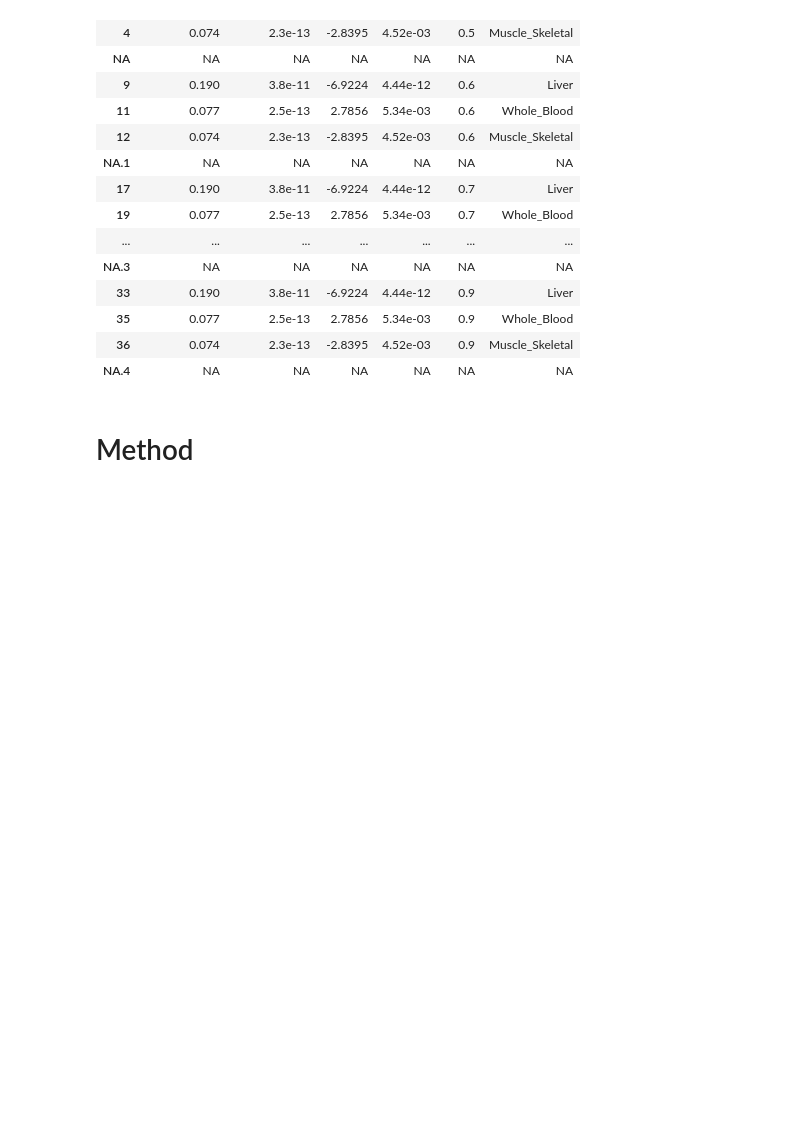
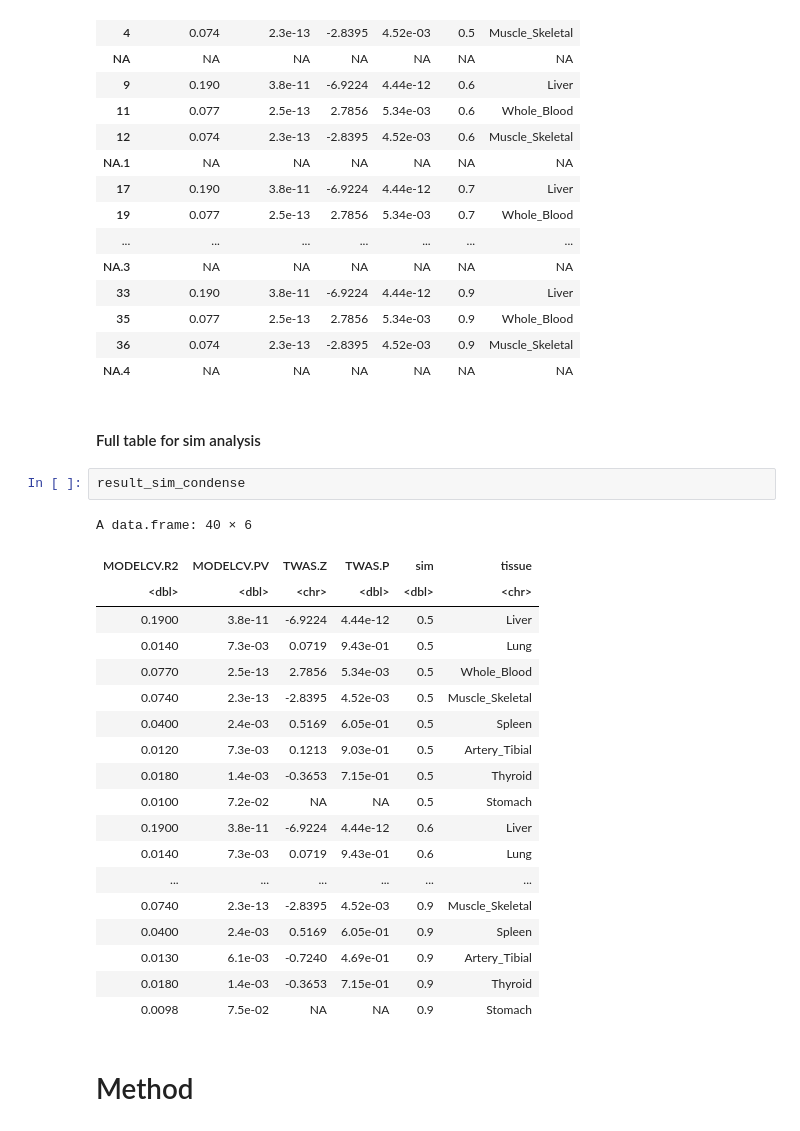
Before and after one commit to gaow/neuro-twas, a Jupyter notebook: archive/one_gene/JAZF1_FUSION_Analysis.ipynb, the cells around one changed output. Drawn from its saved outputs; the diff is of its cells as text; blank space fills up the shorter version.

Commit message:
JTI_analysis

```diff
--- a/archive/one_gene/JAZF1_FUSION_Analysis.ipynb
+++ b/archive/one_gene/JAZF1_FUSION_Analysis.ipynb
@@ -216,6 +232,30 @@ A data.frame: 20 × 6
 | 35 | 0.077 | 2.5e-13 | 2.7856 | 5.34e-03 | 0.9 | Whole_Blood |
 | 36 | 0.074 | 2.3e-13 | -2.8395 | 4.52e-03 | 0.9 | Muscle_Skeletal |
 | NA.4 | NA | NA | NA | NA | NA | NA |
+# %% [markdown]
+#### Full table for sim analysis
+# %%
+result_sim_condense
+# %% [output]
+A data.frame: 40 × 6
+| MODELCV.R2 | MODELCV.PV | TWAS.Z | TWAS.P | sim | tissue |
+| <dbl> | <dbl> | <chr> | <dbl> | <dbl> | <chr> |
+| 0.1900 | 3.8e-11 | -6.9224 | 4.44e-12 | 0.5 | Liver |
+| 0.0140 | 7.3e-03 | 0.0719 | 9.43e-01 | 0.5 | Lung |
+| 0.0770 | 2.5e-13 | 2.7856 | 5.34e-03 | 0.5 | Whole_Blood |
+| 0.0740 | 2.3e-13 | -2.8395 | 4.52e-03 | 0.5 | Muscle_Skeletal |
+| 0.0400 | 2.4e-03 | 0.5169 | 6.05e-01 | 0.5 | Spleen |
+| 0.0120 | 7.3e-03 | 0.1213 | 9.03e-01 | 0.5 | Artery_Tibial |
+| 0.0180 | 1.4e-03 | -0.3653 | 7.15e-01 | 0.5 | Thyroid |
+| 0.0100 | 7.2e-02 | NA | NA | 0.5 | Stomach |
+| 0.1900 | 3.8e-11 | -6.9224 | 4.44e-12 | 0.6 | Liver |
+| 0.0140 | 7.3e-03 | 0.0719 | 9.43e-01 | 0.6 | Lung |
+| ... | ... | ... | ... | ... | ... |
+| 0.0740 | 2.3e-13 | -2.8395 | 4.52e-03 | 0.9 | Muscle_Skeletal |
+| 0.0400 | 2.4e-03 | 0.5169 | 6.05e-01 | 0.9 | Spleen |
+| 0.0130 | 6.1e-03 | -0.7240 | 4.69e-01 | 0.9 | Artery_Tibial |
+| 0.0180 | 1.4e-03 | -0.3653 | 7.15e-01 | 0.9 | Thyroid |
+| 0.0098 | 7.5e-02 | NA | NA | 0.9 | Stomach |
 # %% [markdown]
 # Method
 # %% [markdown]
```
Also changed, not shown: parts of 2 cells of this notebook.
